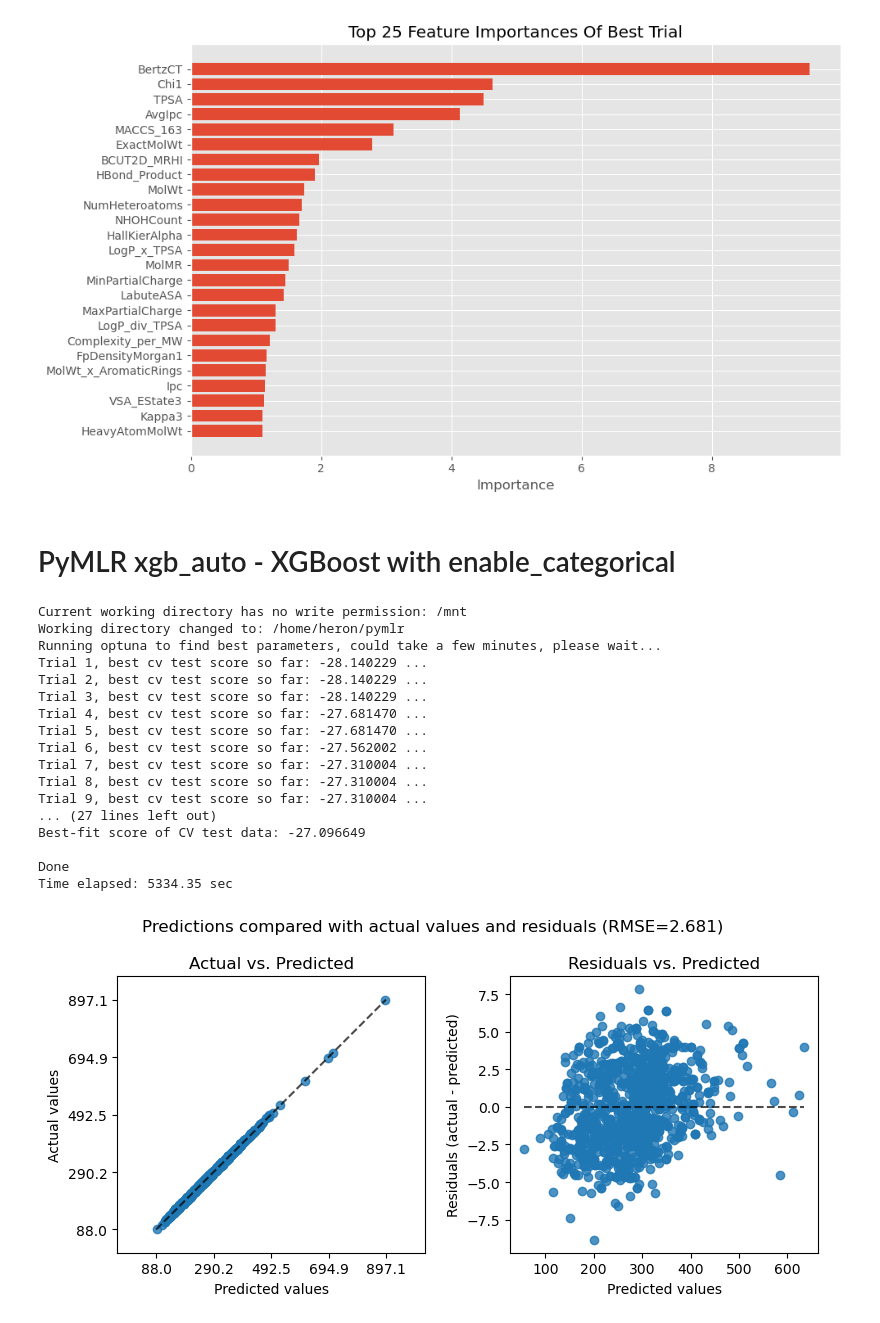
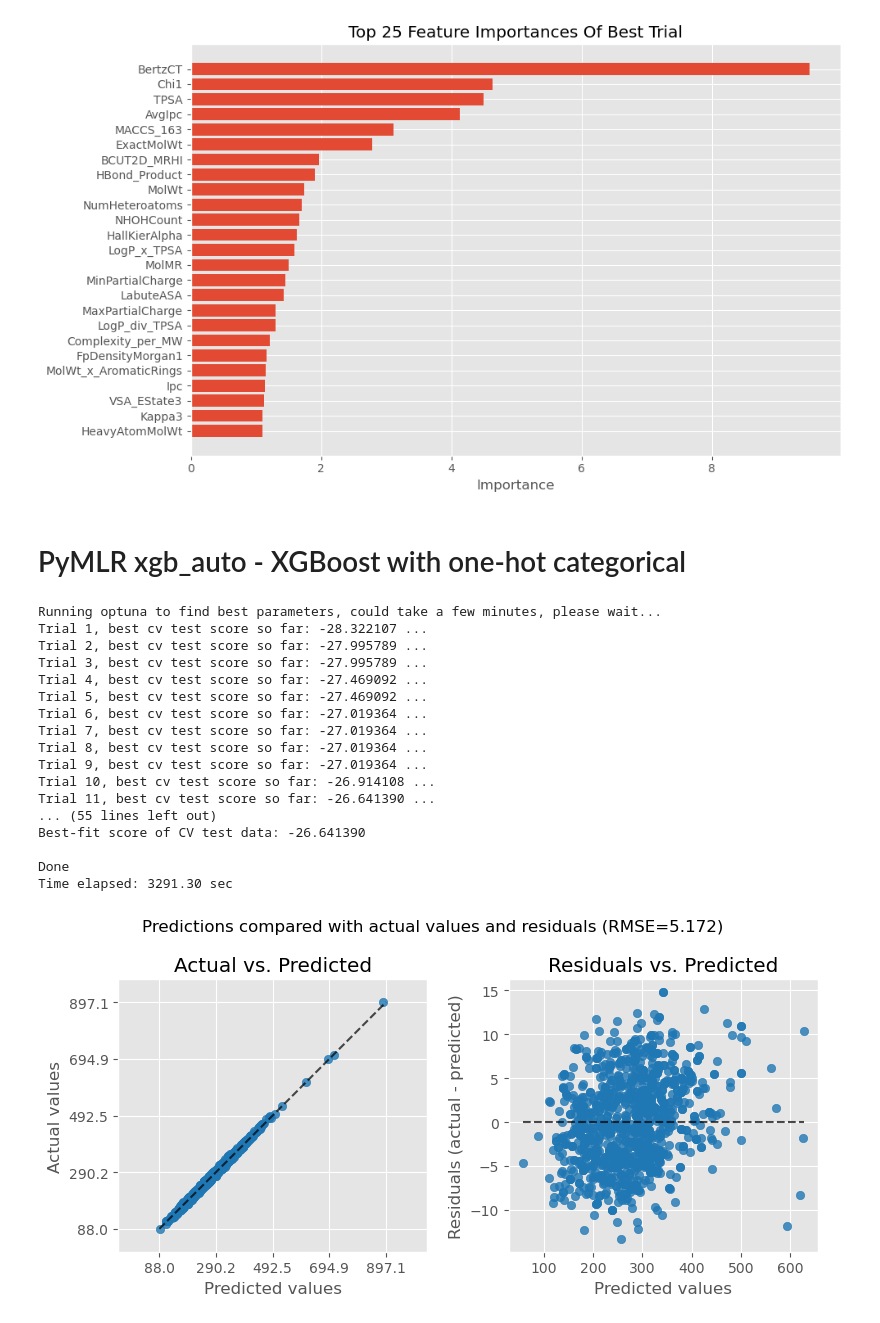
Before and after one commit to gjpelletier/PyMLR, a Jupyter notebook: Examples/PyMLR_kaggle_melting_point.ipynb, the cells around one changed output. Saved outputs shown, nothing was run; the diff lists cells and outputs as text; code cells hidden in the pictures.

```diff
--- a/Examples/PyMLR_kaggle_melting_point.ipynb
+++ b/Examples/PyMLR_kaggle_melting_point.ipynb
@@ -430,48 +395,56 @@ plt.show()
 # %% [output]
 [figure]
 # %% [markdown]
-# PyMLR xgb_auto - XGBoost with enable_categorical
+# PyMLR xgb_auto - XGBoost with one-hot categorical
 # %%
 # 1. Train the model using X_train and y_train
 
 kwargs = {
-    'enable_categorical': True,
+
+    # PyMLR, optuna, and cross_val_score hyperparameters
+    'gpu': False,                   # True= use GPU, False= use CPU
+    'n_trials': 50,                 # number of optuna trials
     'feature_selection': False,
+    'threshold_cat': 12,            # one-hot encode <= threshold_cat
     'scoring': "neg_mean_absolute_error",
     'show_trial_progress': True,
-    'classify': False,               # False= XGBClassifier, True= XGBRegressor
+    'classify': False,              # False= XGBClassifier, True= XGBRegressor
     'random_state': 42,             # random seed for reproducibility
-    'n_trials': 20,                 # number of optuna trials
+
+    # XGBoost hyperparameters (ranges optimized by optuna)
+    'nthread': 8,                    # number of cpu cores
+    # 'enable_categorical': True,
     'learning_rate': [1e-4, 1.0],   # step size shrinkage (also called eta)
     'max_depth': [3, 15],           # maximum depth of a tree
     'min_child_weight': [1, 10],    # minimum sum of instance weight (hessian) needed in a child
     'subsample': [0.5, 1],          # fraction of samples used for training each tree
     'colsample_bytree': [0.5, 1],   # fraction of features used for each tree
     'gamma': [1e-8, 10.0],          # minimum loss reduction to make a split
     'reg_lambda': [1e-8, 10.0],     # L2 regularization term on weights
     'alpha': [1e-8, 10.0],          # L1 regularization term on weights
     'n_estimators': [100, 2000]     # number of boosting rounds (trees)
+
 }
 
 from PyMLR import xgb_auto
-train_model_xgb, train_output_xgb = xgb_auto(X_train_cat, y_train, **kwargs)
+train_model_xgb, train_output_xgb = xgb_auto(X_train, y_train, **kwargs)
 # %% [output]
-Current working directory has no write permission: /mnt
-Working directory changed to: /home/heron/pymlr
 Running optuna to find best parameters, could take a few minutes, please wait...
-Trial 1, best cv test score so far: -28.140229 ...
-Trial 2, best cv test score so far: -28.140229 ...
-Trial 3, best cv test score so far: -28.140229 ...
-Trial 4, best cv test score so far: -27.681470 ...
-Trial 5, best cv test score so far: -27.681470 ...
-Trial 6, best cv test score so far: -27.562002 ...
-Trial 7, best cv test score so far: -27.310004 ...
-Trial 8, best cv test score so far: -27.310004 ...
-Trial 9, best cv test score so far: -27.310004 ...
-... (27 lines left out)
-Best-fit score of CV test data: -27.096649
+Trial 1, best cv test score so far: -28.322107 ...
+Trial 2, best cv test score so far: -27.995789 ...
+Trial 3, best cv test score so far: -27.995789 ...
+Trial 4, best cv test score so far: -27.469092 ...
+Trial 5, best cv test score so far: -27.469092 ...
+Trial 6, best cv test score so far: -27.019364 ...
+Trial 7, best cv test score so far: -27.019364 ...
+Trial 8, best cv test score so far: -27.019364 ...
+Trial 9, best cv test score so far: -27.019364 ...
+Trial 10, best cv test score so far: -26.914108 ...
+Trial 11, best cv test score so far: -26.641390 ...
+... (55 lines left out)
+Best-fit score of CV test data: -26.641390
 
 Done
-Time elapsed: 5334.35 sec
+Time elapsed: 3291.30 sec
-[figure, old version]
+[figure, new version]
 # %%
```
Also changed, not shown: parts of 16 cells of this notebook.
